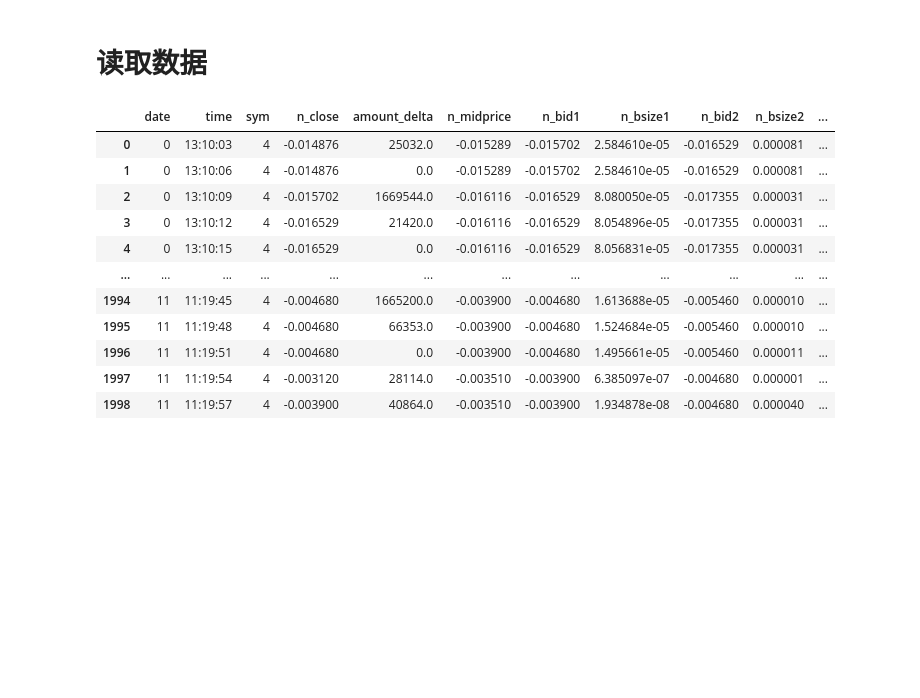
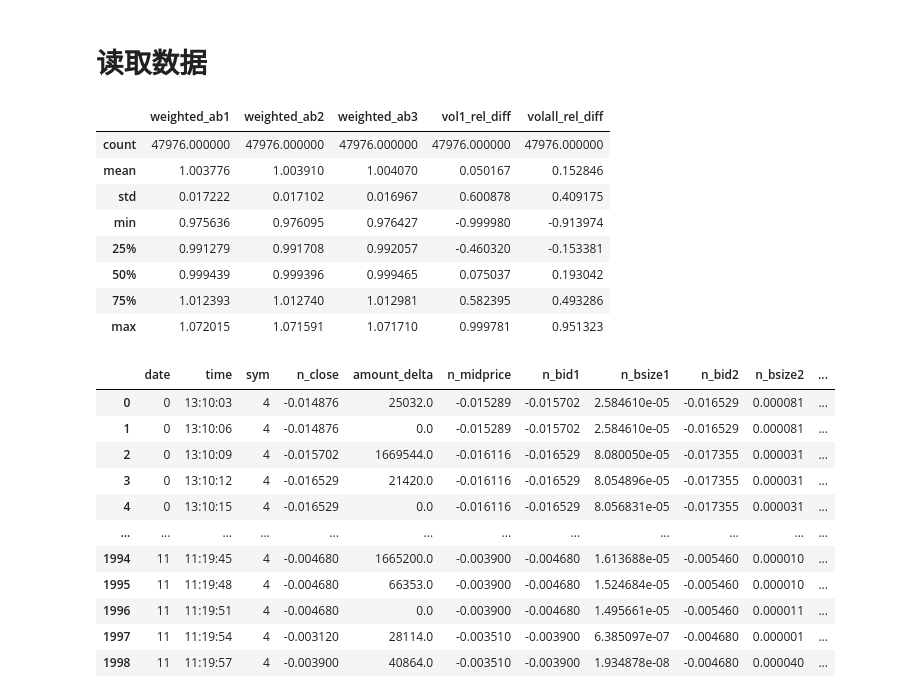
Before and after one commit to ylc2001/FBDQA-final-project, a Jupyter notebook: deep_learning_method.ipynb, the cells around one changed output. Saved outputs shown, nothing was run; the diff lists cells and outputs as text; code cells hidden in the pictures; blank space fills up the shorter version.

```diff
--- a/deep_learning_method.ipynb
+++ b/deep_learning_method.ipynb
@@ -61,6 +61,18 @@ for date in dates:
 
     new_df['amount'] = new_df['amount_delta'].map(np.log1p)
     df = df.append(new_df)
+# %%
+df[['weighted_ab1','weighted_ab2','weighted_ab3', 'vol1_rel_diff', 'volall_rel_diff']].describe()
+# %% [output]
+|  | weighted_ab1 | weighted_ab2 | weighted_ab3 | vol1_rel_diff | volall_rel_diff |
+| count | 47976.000000 | 47976.000000 | 47976.000000 | 47976.000000 | 47976.000000 |
+| mean | 1.003776 | 1.003910 | 1.004070 | 0.050167 | 0.152846 |
+| std | 0.017222 | 0.017102 | 0.016967 | 0.600878 | 0.409175 |
+| min | 0.975636 | 0.976095 | 0.976427 | -0.999980 | -0.913974 |
+| 25% | 0.991279 | 0.991708 | 0.992057 | -0.460320 | -0.153381 |
+| 50% | 0.999439 | 0.999396 | 0.999465 | 0.075037 | 0.193042 |
+| 75% | 1.012393 | 1.012740 | 1.012981 | 0.582395 | 0.493286 |
+| max | 1.072015 | 1.071591 | 1.071710 | 0.999781 | 0.951323 |
 # %%
 df
 # %% [output]
```
Also changed, not shown: parts of 21 cells of this notebook, 7 other files.
